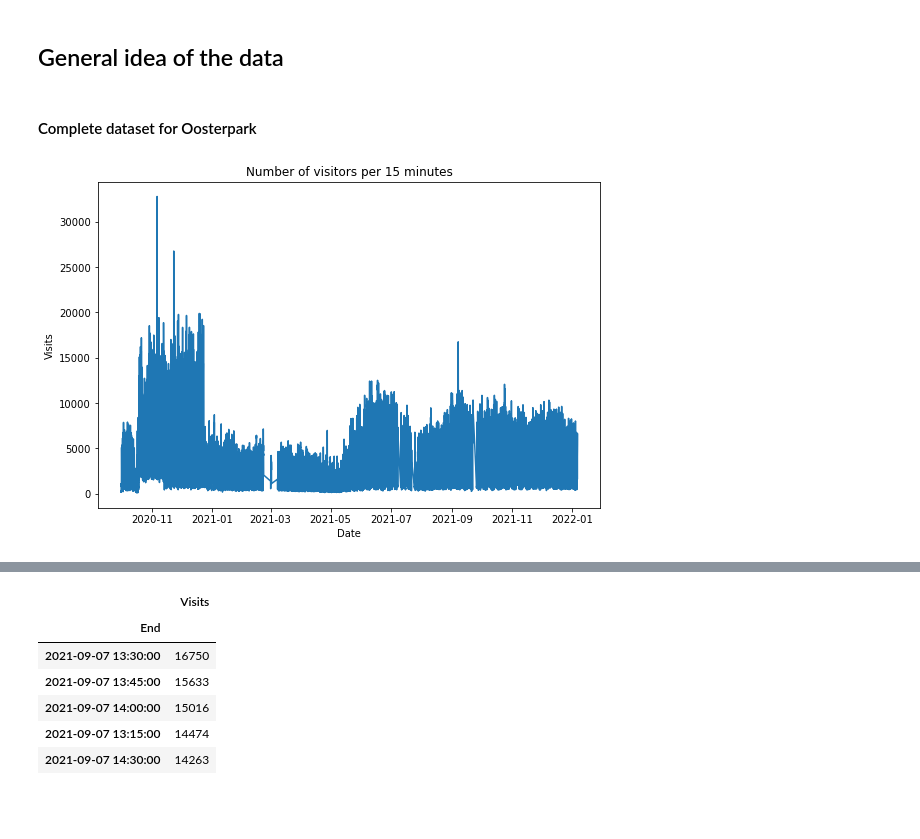
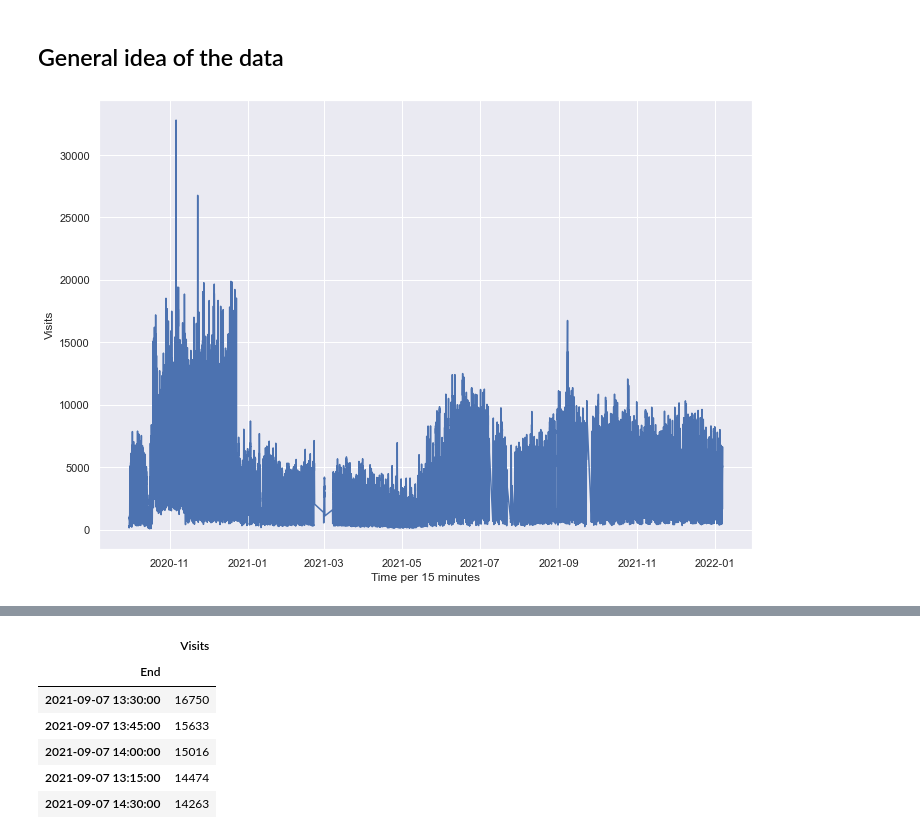
Before and after one commit to lotteph/DSP, a Jupyter notebook: EDA Resono data.ipynb, the cells around one changed output, grey strips where cells are left out. Cells and saved outputs as stored; diff of their text form; code cells hidden in the pictures; blank space fills up the shorter version.

Commit message:
Added extra plots to show clear EDA

```diff
--- a/EDA Resono data.ipynb
+++ b/EDA Resono data.ipynb
@@ -27,12 +27,13 @@ def preprocessResono(path_url):
 df_Resono = preprocessResono("resono_2020_2022.csv")
 # %% [markdown]
 ## General idea of the data
-# %% [markdown]
-#### Complete dataset for Oosterpark
 # %%
-df_Resono_summed = df_Resono.groupby('End').sum()
-f, axes = plt.subplots(1, 1, figsize=(9,6))
-ax = sns.lineplot(data=df_Resono_summed, x='End', y='Visits');
-ax.set(title = "Number of visitors per 15 minutes", xlabel = 'Date');
+#df_Resono
+summed_per_15_minutes = df_Resono.groupby("End").sum()
+
+plt.ticklabel_format(style='plain', axis='y')
+sns.set(rc={'figure.figsize':(11.7,8.27)})
+ax = sns.lineplot(data=summed_per_15_minutes, x=summed_per_15_minutes.index, y="Visits")
+ax.set(xlabel='Time per 15 minutes', ylabel='Visits');
 # %% [output]
-[figure, old version]
+[figure, new version]
```
Also changed, not shown: parts of 4 cells of this notebook.
